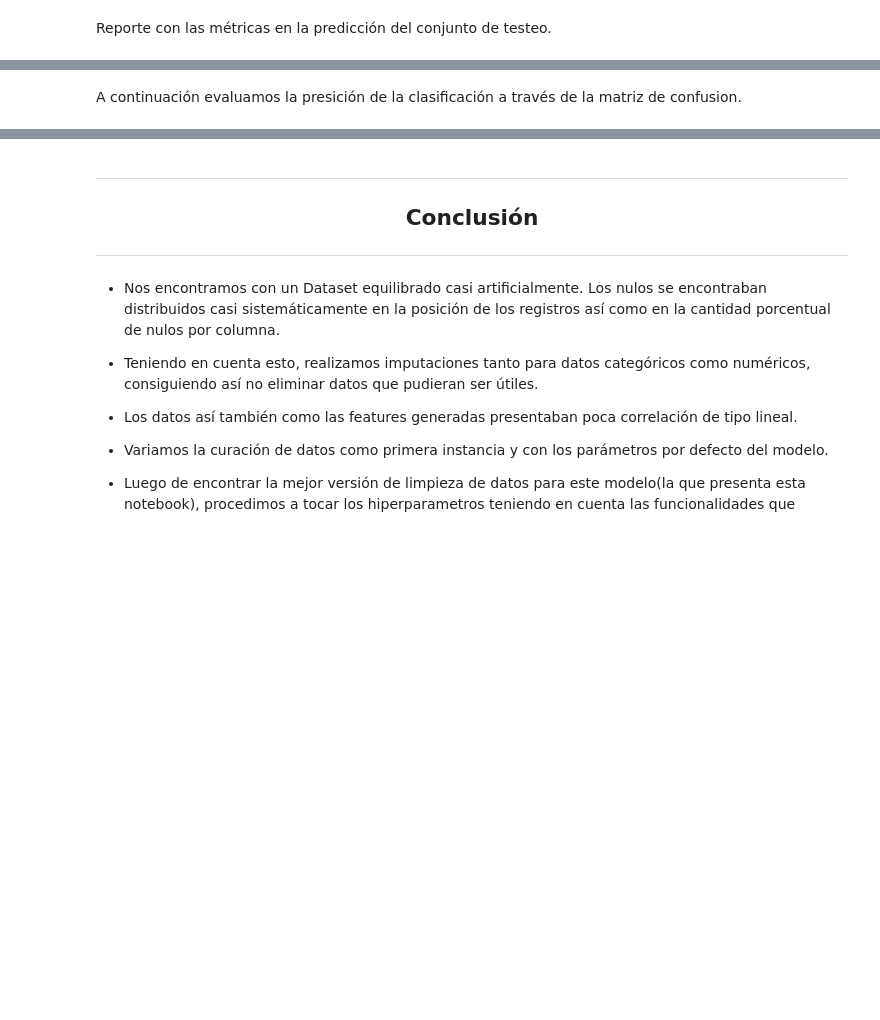
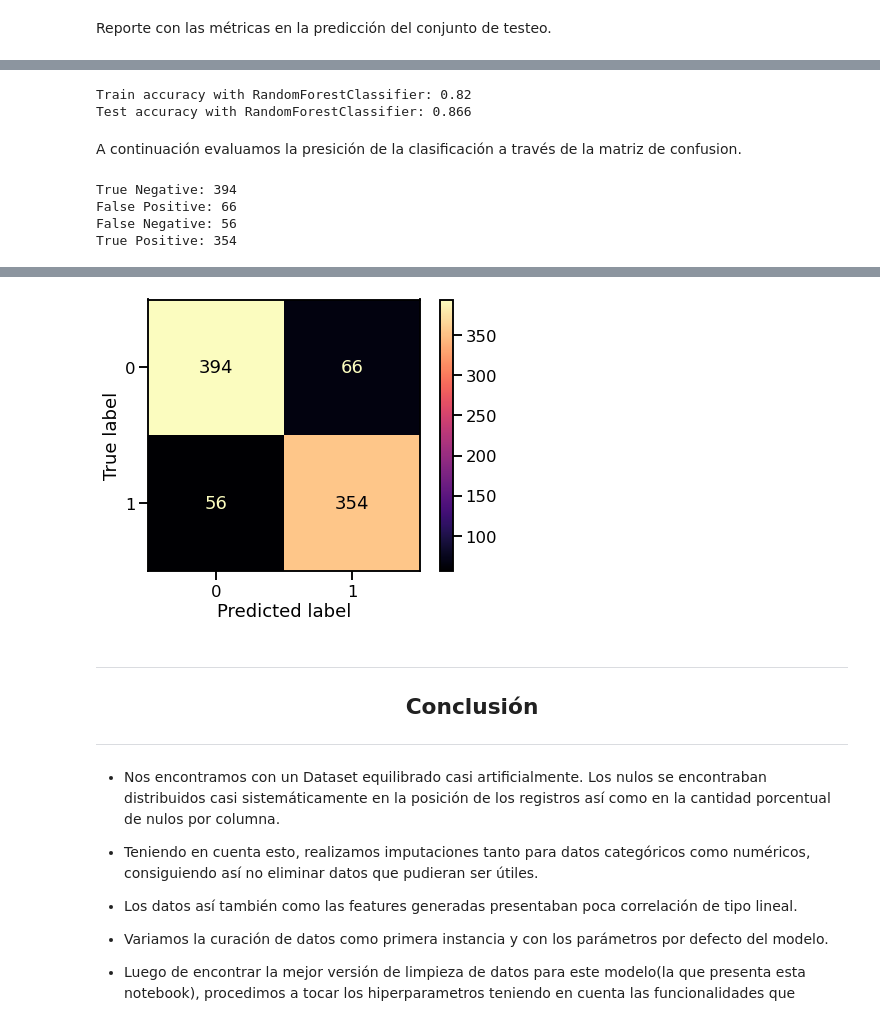
Before and after one commit to eleanarinaudo/Diplo2022_Grupo-5, a Jupyter notebook: Notebooks/Aprendizaje Supervisado/Practico_Spaceship_Titanic.ipynb, the cells around one changed output, grey strips where cells are left out. Cells and saved outputs as stored; diff of their text form; code cells hidden in the pictures; blank space fills up the shorter version.

```diff
--- a/Notebooks/Aprendizaje Supervisado/Practico_Spaceship_Titanic.ipynb
+++ b/Notebooks/Aprendizaje Supervisado/Practico_Spaceship_Titanic.ipynb
@@ -1040,23 +1040,29 @@ Ahora utilizamos Random Forest Classifier, probando con los mejores parámetros
 from sklearn.ensemble import RandomForestClassifier
 from sklearn.model_selection import KFold
 
+param_grid = {
+    "criterion": ["entropy"],
+    'max_features': [5],
+    "max_depth": [10],
+    "min_samples_leaf": [2],
+    "random_state": [2],
+    "n_estimators": [142],
+}
 
-model = ensemble.RandomForestClassifier(
-    criterion = 'entropy',
-    max_features = 5,
-    max_depth = 10,
-    min_samples_leaf = 2,
-    random_state = 2,
-    n_estimators = 150,
-    oob_score = True,
-    n_jobs = -1,
-    verbose = True,
-    ccp_alpha = 0.001242)
+for params in ParameterGrid(param_grid):
+
+    model = ensemble.RandomForestClassifier(
+                oob_score    = True,
+                n_jobs       = -1,
+                verbose = True,
+                ccp_alpha = 0.001242,
+                ** params
+             )
 # %%
 cv = GridSearchCV(model, param_grid, scoring="accuracy", cv=KFold(n_splits=4, shuffle=True, random_state=4))
 cv.fit(X, y)
 
 
 y_train_pred = cv.predict(X)
-y_test_pred = cv.predict(y)
+y_test_pred = cv.predict(X_t)
 # %% [output]
@@ -1070,16 +1110,24 @@ print(classification_report(y_test, y_test_pred))
 # %%
-train_acc = accuracy_score(y_train, y_train_pred)
-test_acc = accuracy_score(y_test, y_test_pred)
+train_acc = accuracy_score(y, y_train_pred)
+test_acc = accuracy_score(y_t, y_test_pred)
 print(f"Train accuracy with RandomForestClassifier: {train_acc:0.2}")
 print(f"Test accuracy with RandomForestClassifier: {test_acc:0.3}")
+# %% [output]
+Train accuracy with RandomForestClassifier: 0.82
+Test accuracy with RandomForestClassifier: 0.866
 # %% [markdown]
 A continuación evaluamos la presición de la clasificación a través de la matriz de confusion.
 # %%
-tn, fp, fn, tp = confusion_matrix(y_test, y_test_pred, labels=[0, 1]).ravel()
+tn, fp, fn, tp = confusion_matrix(y_t, y_test_pred, labels=[0, 1]).ravel()
 
 print(f"True Negative: {tn}")
 print(f"False Positive: {fp}")
 print(f"False Negative: {fn}")
 print(f"True Positive: {tp}")
 
-plot_confusion_matrix(cv, x_test, y_test, cmap="magma");
+plot_confusion_matrix(cv, X_t, y_t, cmap="magma");
+# %% [output]
+True Negative: 394
+False Positive: 66
+False Negative: 56
+True Positive: 354
@@ -1086,3 +1137,4 @@ plot_confusion_matrix(cv, x_test, y_test, cmap="magma");
+[figure, added]
 # %% [markdown]
 
 <html>
```
Also changed, not shown: parts of 7 cells of this notebook, 7 other files.
